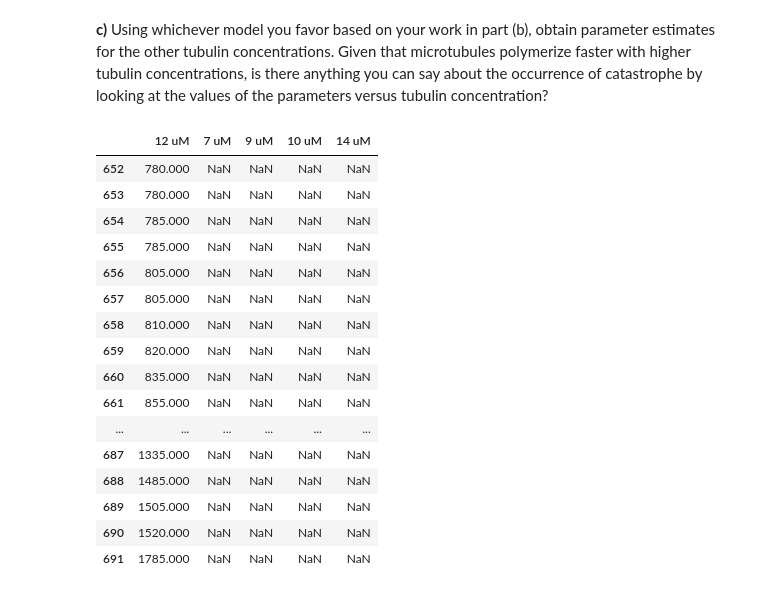
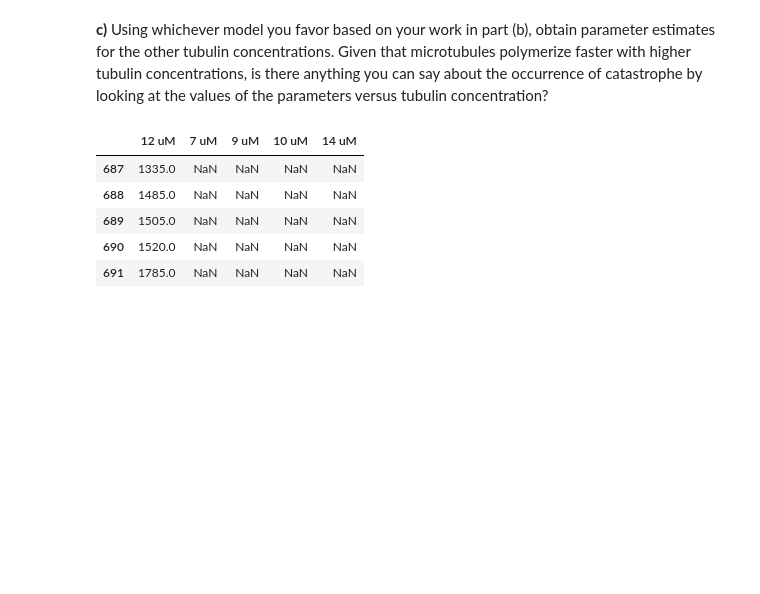
Before and after one commit to heathjohn62/bebi103, a Jupyter notebook: sandbox/hw8_MariaSandbox.ipynb, the cells around one changed output. Cells and saved outputs as stored; diff of their text form; code cells hidden in the pictures; blank space fills up the shorter version.

```diff
--- a/sandbox/hw8_MariaSandbox.ipynb
+++ b/sandbox/hw8_MariaSandbox.ipynb
@@ -54,23 +54,12 @@ This suggests that the likelihood of catastrophe is dependent on the amount of t
 # %%
 df = pd.read_csv('/home/ec2-user/data/gardner_mt_catastrophe_only_tubulin.csv', comment = "#")
 # %%
-df.tail(40)
+df.tail()
 # %% [output]
 |  | 12 uM | 7 uM | 9 uM | 10 uM | 14 uM |
-| 652 | 780.000 | NaN | NaN | NaN | NaN |
-| 653 | 780.000 | NaN | NaN | NaN | NaN |
-| 654 | 785.000 | NaN | NaN | NaN | NaN |
-| 655 | 785.000 | NaN | NaN | NaN | NaN |
-| 656 | 805.000 | NaN | NaN | NaN | NaN |
-| 657 | 805.000 | NaN | NaN | NaN | NaN |
-| 658 | 810.000 | NaN | NaN | NaN | NaN |
-| 659 | 820.000 | NaN | NaN | NaN | NaN |
-| 660 | 835.000 | NaN | NaN | NaN | NaN |
-| 661 | 855.000 | NaN | NaN | NaN | NaN |
-| ... | ... | ... | ... | ... | ... |
-| 687 | 1335.000 | NaN | NaN | NaN | NaN |
-| 688 | 1485.000 | NaN | NaN | NaN | NaN |
-| 689 | 1505.000 | NaN | NaN | NaN | NaN |
-| 690 | 1520.000 | NaN | NaN | NaN | NaN |
-| 691 | 1785.000 | NaN | NaN | NaN | NaN |
+| 687 | 1335.0 | NaN | NaN | NaN | NaN |
+| 688 | 1485.0 | NaN | NaN | NaN | NaN |
+| 689 | 1505.0 | NaN | NaN | NaN | NaN |
+| 690 | 1520.0 | NaN | NaN | NaN | NaN |
+| 691 | 1785.0 | NaN | NaN | NaN | NaN |
 # %%
```
Also changed, not shown: parts of 10 cells of this notebook, 10 other files.
